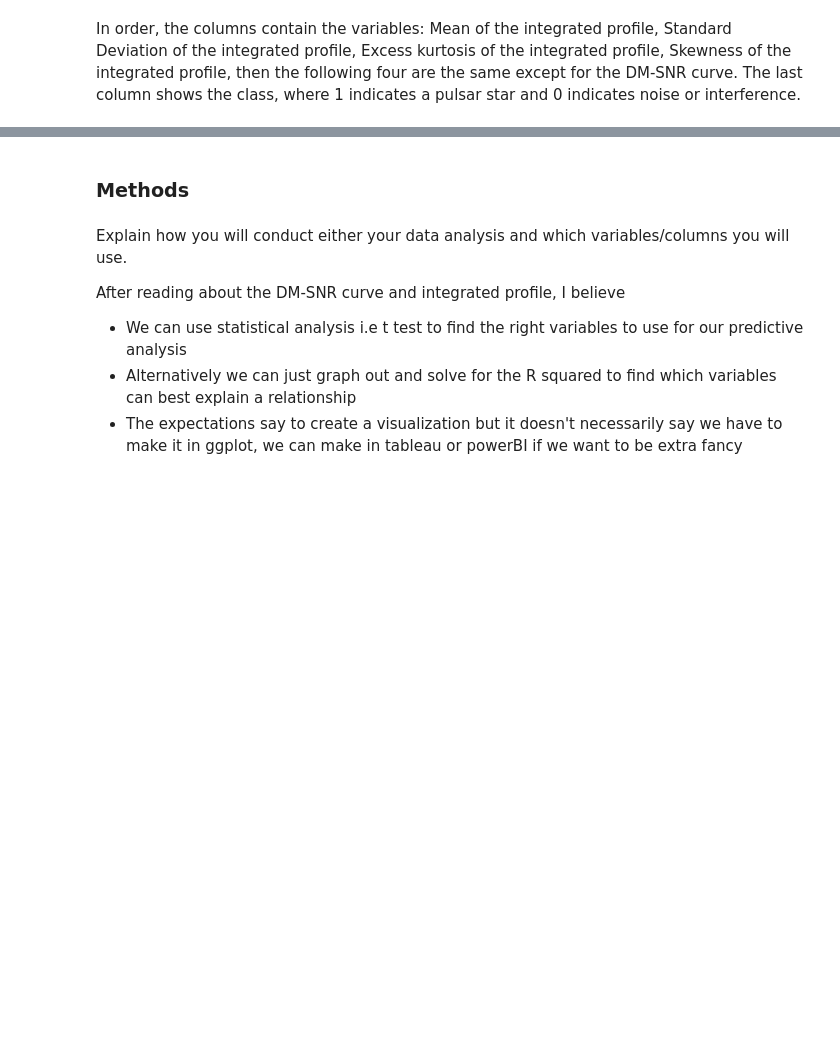
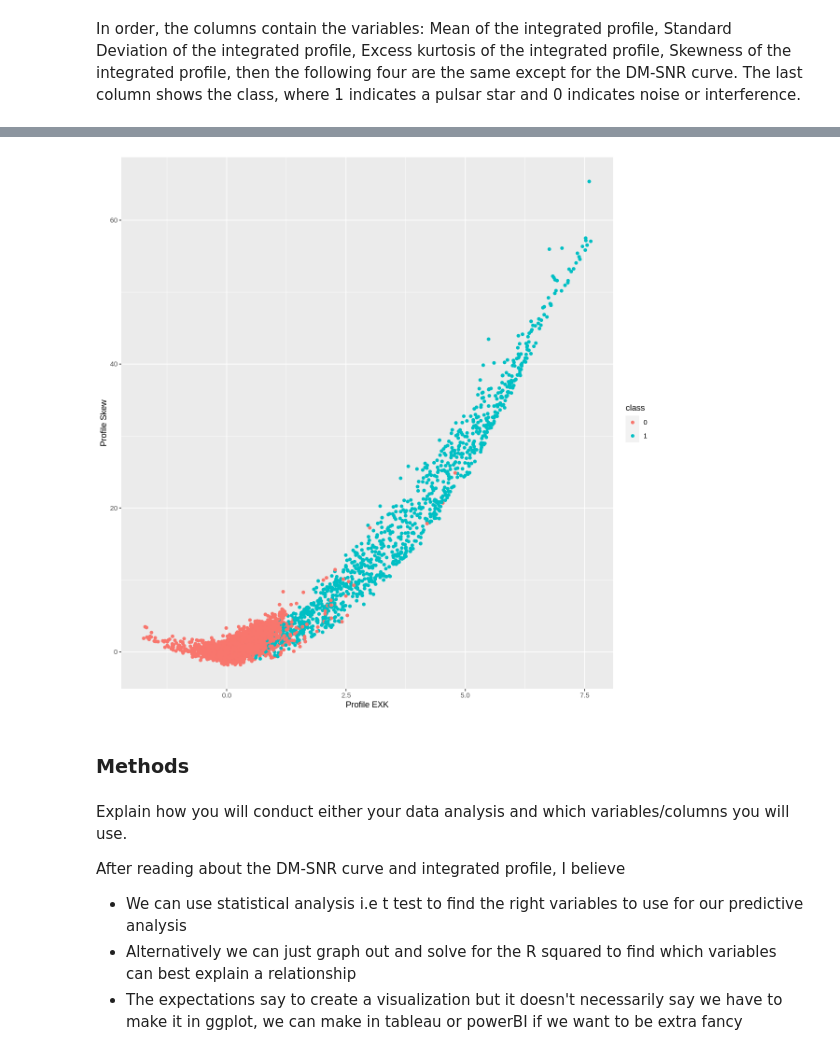
Before and after one commit to calvinyhchoi/DSCI100Proj, a Jupyter notebook: DSCI100/DSCI100ProjProposal.ipynb, the cells around one changed output, grey strips where cells are left out. Saved outputs shown, nothing was run; the diff lists cells and outputs as text; code cells hidden in the pictures; blank space fills up the shorter version.

```diff
--- a/DSCI100/DSCI100ProjProposal.ipynb
+++ b/DSCI100/DSCI100ProjProposal.ipynb
@@ -94,3 +150,11 @@ A tibble: 2 × 2
+# %%
+peks_pskew_plot <- signals_training |>
+                    ggplot(aes(x=profile_exk, y=profile_skew, color = class)) + geom_point() +xlab("Profile EXK") +ylab("Profile Skew")
+options(repr.plot.width = 10, repr.plot.height = 10) #readjusts plot size
+
+peks_pskew_plot
+# %% [output]
+[figure, added]
 # %% [markdown]
 ### Methods
 # %% [markdown]
```
Also changed, not shown: parts of 7 cells of this notebook.
